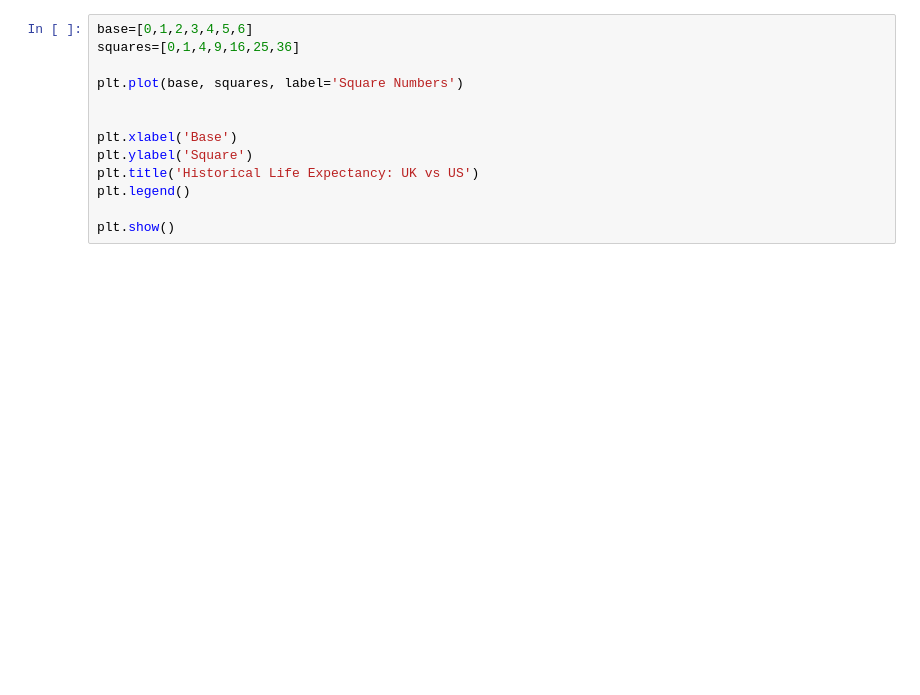
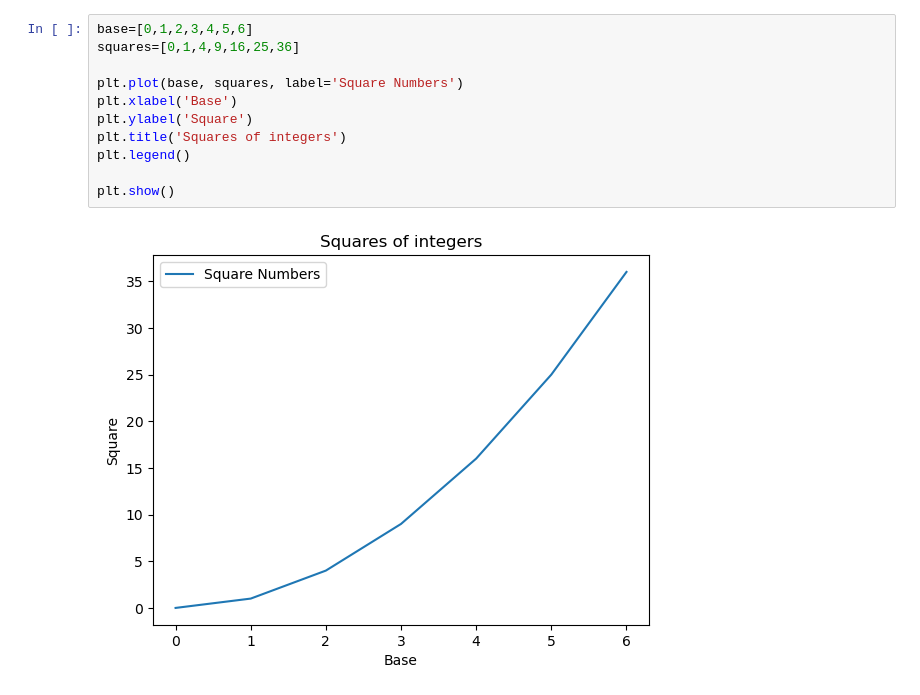
Before and after one commit to ronandownes/basics, a Jupyter notebook: Plotting.ipynb, the cells around one changed output. Saved outputs shown, nothing was run; the diff lists cells and outputs as text; blank space fills up the shorter version.

```diff
--- a/Plotting.ipynb
+++ b/Plotting.ipynb
@@ -25,13 +28,13 @@ plt.show()
 # %%
 base=[0,1,2,3,4,5,6]
 squares=[0,1,4,9,16,25,36]
 
 plt.plot(base, squares, label='Square Numbers')
-
-
 plt.xlabel('Base')
 plt.ylabel('Square')
-plt.title('Historical Life Expectancy: UK vs US')
+plt.title('Squares of integers')
 plt.legend()
 
 plt.show()
+# %% [output]
+[figure, added]
```
Also changed, not shown: parts of 2 cells of this notebook, 3 other files.
